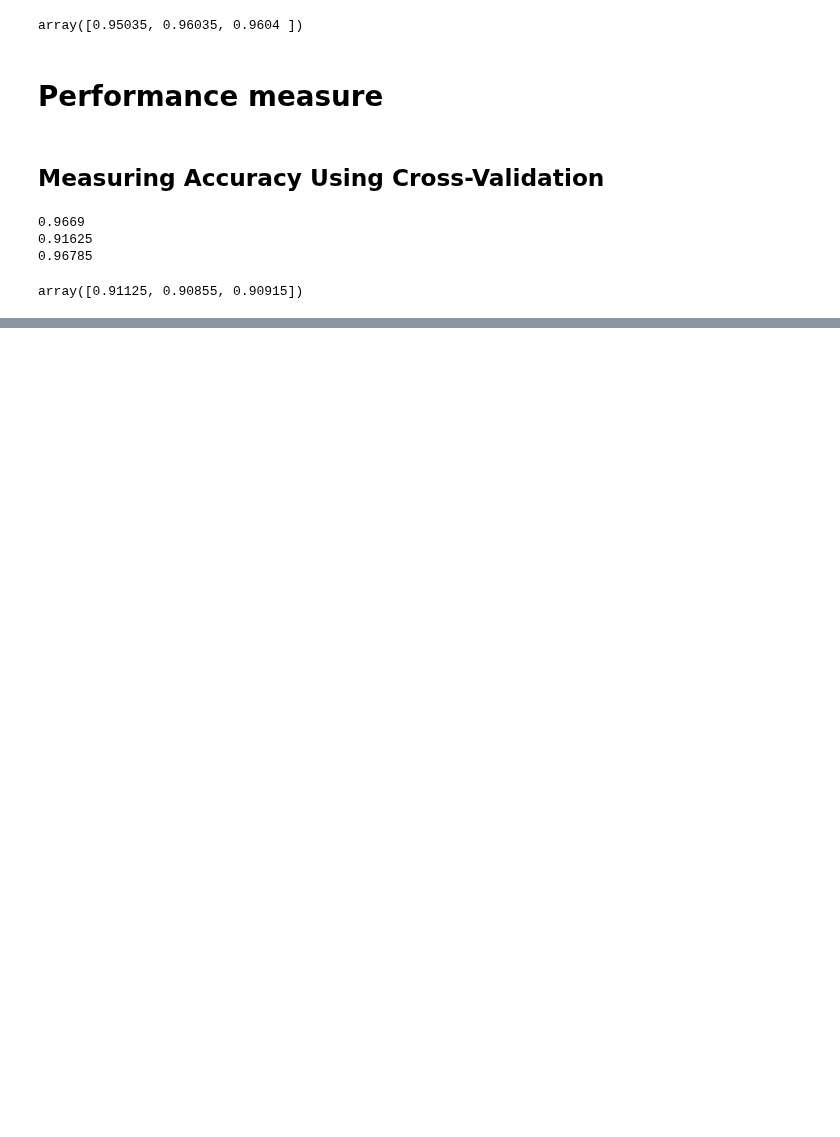
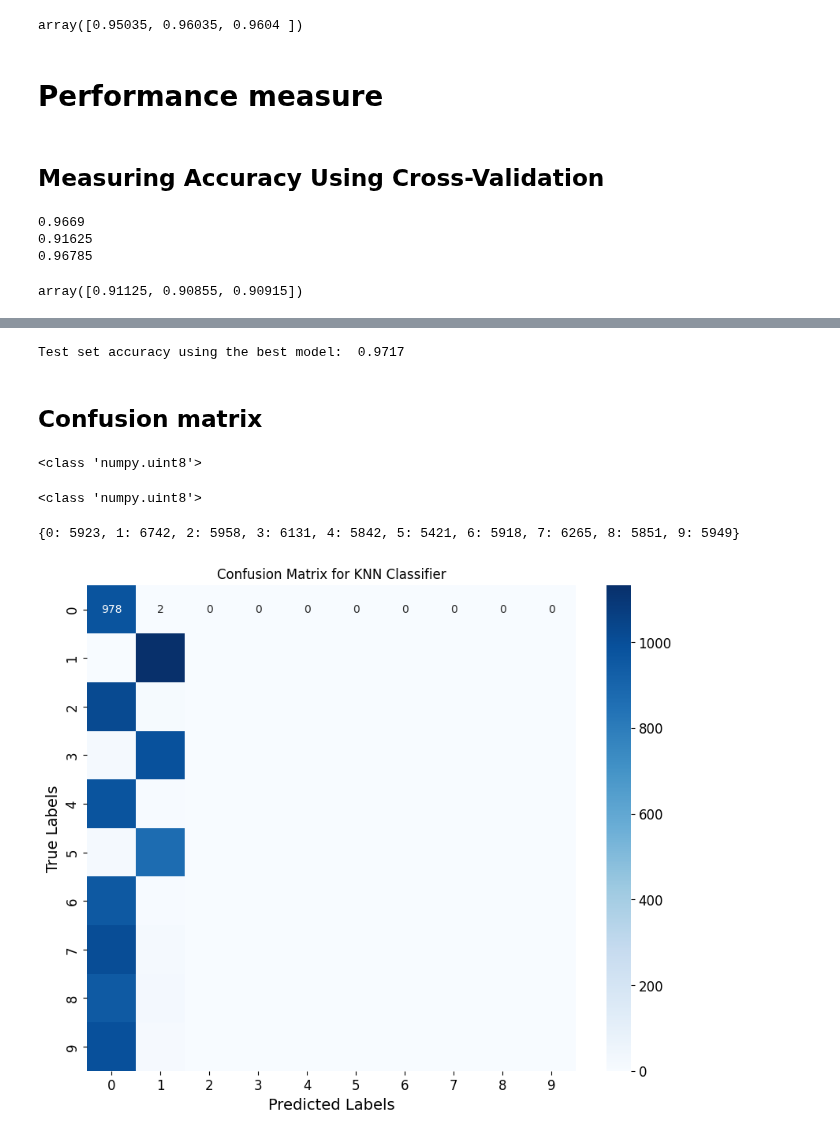
Before and after one commit to Justine-IA/IAI600Lab, a Jupyter notebook: Lab_4/main.ipynb, the cells around one changed output, grey strips where cells are left out. Cells and saved outputs as stored; diff of their text form; code cells hidden in the pictures; blank space fills up the shorter version.

```diff
--- a/Lab_4/main.ipynb
+++ b/Lab_4/main.ipynb
@@ -356,0 +174,44 @@ np.float64(0.8662608374838591)
+# %%
+best_knn_clf = grid_search.best_estimator_
+test_score = best_knn_clf.score(X_test, y_test)
+
+print("Test set accuracy using the best model: ", test_score)
+# %% [output]
+Test set accuracy using the best model:  0.9717
+# %% [markdown]
+## Confusion matrix
+# %%
+# Checking the type of a single element in y_test to ensure it's an integer label
+print(type(y_test[0]))
+# %% [output]
+<class 'numpy.uint8'>
+# %%
+# Ensure that y_test and y_pred_knn are both in multiclass format
+y_pred_knn = best_knn_clf.predict(X_test)  # Make predictions
+
+print(type(y_pred_knn[0]))
+# %% [output]
+<class 'numpy.uint8'>
+# %%
+import numpy as np
+unique, counts = np.unique(y_train, return_counts=True)
+print(dict(zip(unique, counts)))
+# %% [output]
+{0: 5923, 1: 6742, 2: 5958, 3: 6131, 4: 5842, 5: 5421, 6: 5918, 7: 6265, 8: 5851, 9: 5949}
+# %%
+from sklearn.metrics import confusion_matrix
+import seaborn as sns
+import matplotlib.pyplot as plt
+
+# Generate the confusion matrix using the converted y_pred_knn
+conf_matrix_knn = confusion_matrix(y_test, y_pred_knn_single_class)
+
+# Plot the confusion matrix using seaborn heatmap
+plt.figure(figsize=(10, 8))
+sns.heatmap(conf_matrix_knn, annot=True, fmt='d', cmap='Blues')
+plt.title('Confusion Matrix for KNN Classifier')
+plt.ylabel('True Labels')
+plt.xlabel('Predicted Labels')
+plt.show()
+# %% [output]
+[figure, added]
```
Also changed, not shown: parts of 49 cells of this notebook, 5 other files.
